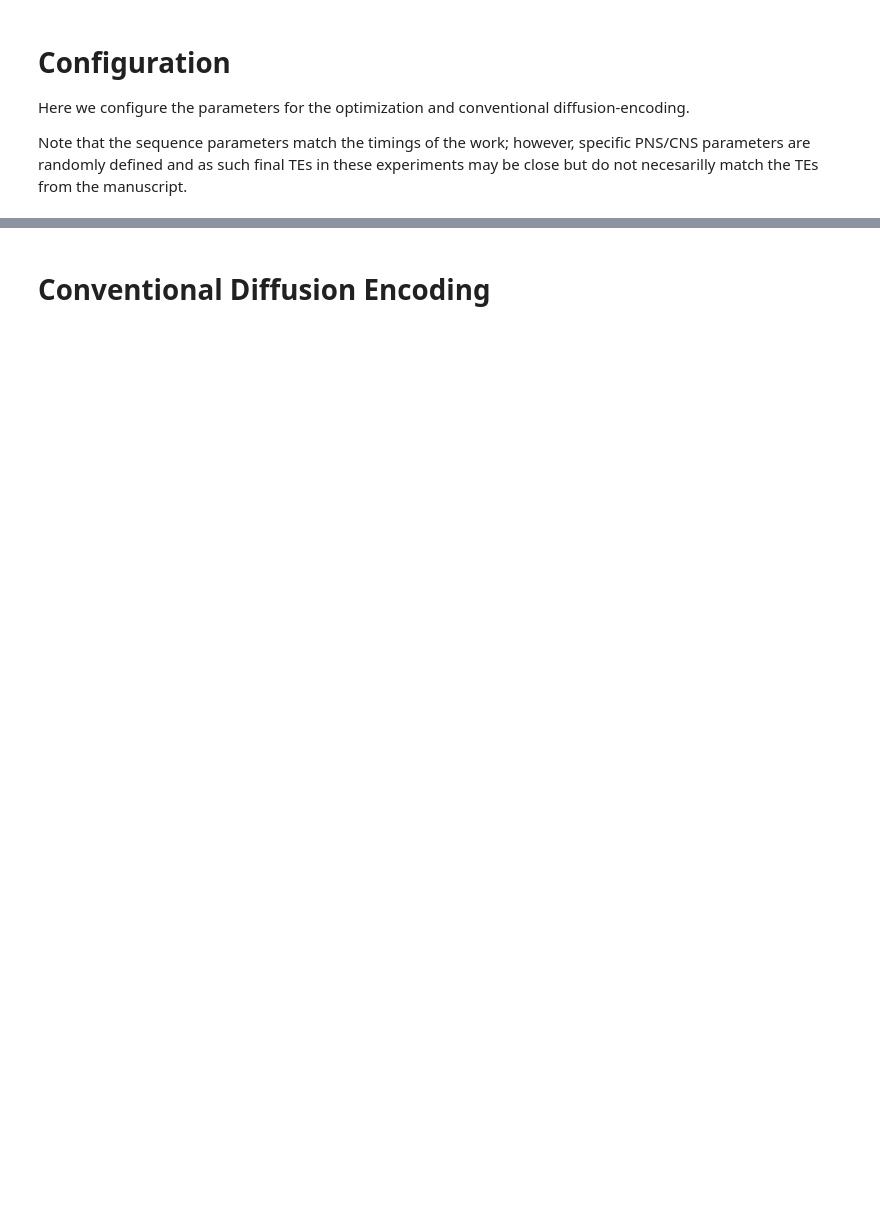
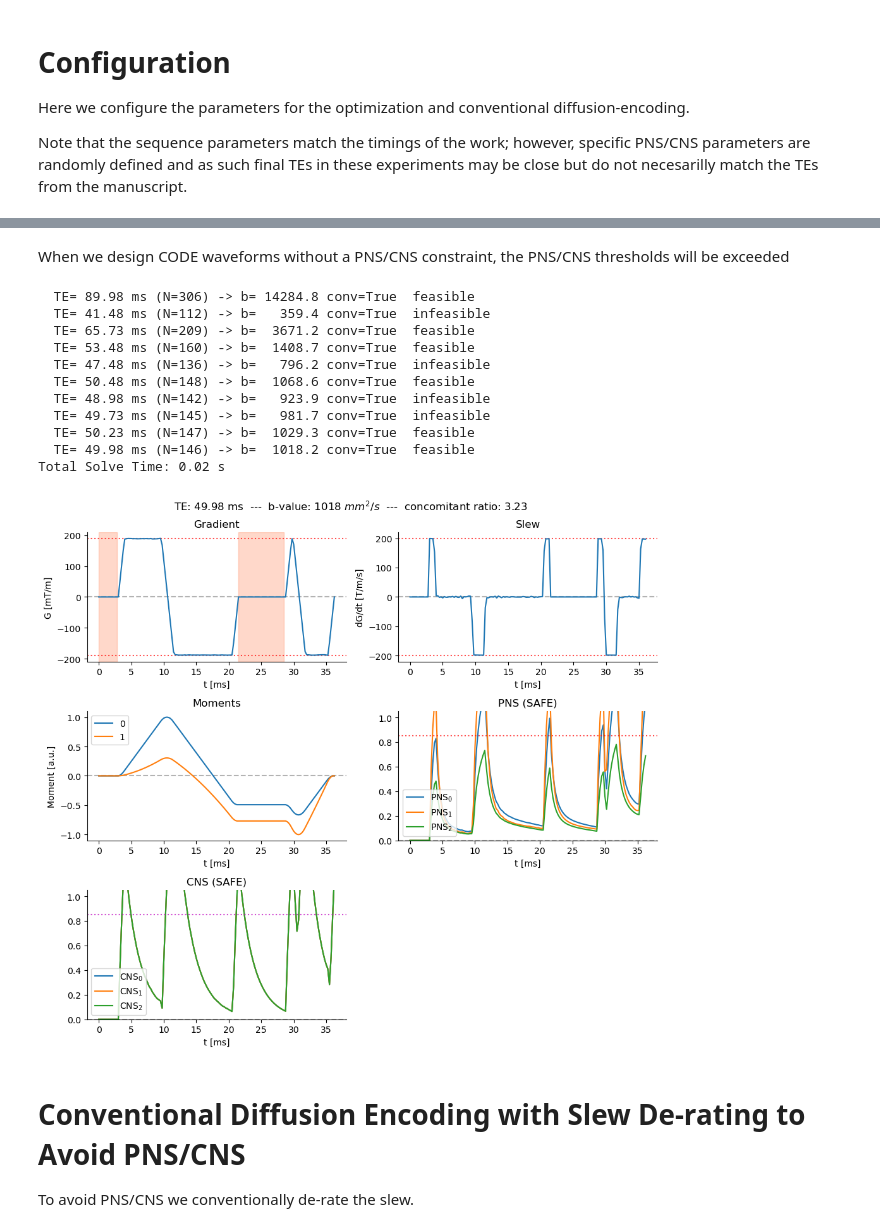
Before and after one commit to ahannum/stim_code, a Jupyter notebook: Examples/demo_colab.ipynb, the cells around one changed output, grey strips where cells are left out. Saved outputs shown, nothing was run; the diff lists cells and outputs as text; code cells hidden in the pictures; blank space fills up the shorter version.

```diff
--- a/Examples/demo_colab.ipynb
+++ b/Examples/demo_colab.ipynb
@@ -138,5 +177,55 @@ for key in ['tau1', 'tau2', 'tau3', 'a1', 'a2', 'a3', 'g_scale','stim_limit']:
+# %% [markdown]
+When we design CODE waveforms without a PNS/CNS constraint, the PNS/CNS thresholds will be exceeded
+# %%
+# Inherit base parameters; define some additional limits
+params = {**base_params,
+            'dt': 250e-6,  # Gradient waveform step size [s]
+          'smax': 200,
+          'cns_lim': 0.85,
+          'pns_lim': 0.85, 'pns_params': safe,
+          'cns_params': safe_cardiac,'pns_idx': [0,1,2], 'cns_idx': [0,1,2]}
+
+t0 = time.perf_counter()  # initialize timing optimization
+
+# Use GrOpt's native minimum-TE search and dictionary result.
+cfg = DiffParams(
+    TE=90e-3,
+    **{key: params[key] for key in
+       ('T_90', 'T_180', 'T_readout', 'dt', 'gmax', 'smax', 'MMT', 'bvalue')})
+
+
+search = te_search(cfg, target_b=params['bvalue'] / 0.999,
+                   te_hi=cfg.TE, te_tol=cfg.dt, max_expand=0,
+                   recipe='default', verbose=True)
+TE, result = search['TE'], search['result']
+
+elapsed_time = time.perf_counter() - t0
+print(f"Total Solve Time: {elapsed_time:.2f} s")
+
+if result is None:
+    print("No solution found within the specified limits.")
+else:
+    checked = verify(result, search['cfg'], raster_dt=10e-6)
+    if not result['converged'] or not checked['feasible']:
+        raise RuntimeError(f"GrOpt minimum-TE result failed verification: {checked}")
+    # Plot some results
+    fig = plot_diff(result['X'], result['dt'], TE = TE, params = params, plot_pns=True, plot_cns=True, pns_params = safe,cns_params = safe_cardiac)
+# %% [output]
+  TE= 89.98 ms (N=306) -> b= 14284.8 conv=True  feasible
+  TE= 41.48 ms (N=112) -> b=   359.4 conv=True  infeasible
+  TE= 65.73 ms (N=209) -> b=  3671.2 conv=True  feasible
+  TE= 53.48 ms (N=160) -> b=  1408.7 conv=True  feasible
+  TE= 47.48 ms (N=136) -> b=   796.2 conv=True  infeasible
+  TE= 50.48 ms (N=148) -> b=  1068.6 conv=True  feasible
+  TE= 48.98 ms (N=142) -> b=   923.9 conv=True  infeasible
+  TE= 49.73 ms (N=145) -> b=   981.7 conv=True  infeasible
+  TE= 50.23 ms (N=147) -> b=  1029.3 conv=True  feasible
+  TE= 49.98 ms (N=146) -> b=  1018.2 conv=True  feasible
+Total Solve Time: 0.02 s
+[figure, added]
 # %% [markdown]
-# Conventional Diffusion Encoding
+# Conventional Diffusion Encoding with Slew De-rating to Avoid PNS/CNS
+To avoid PNS/CNS we conventionally de-rate the slew.
 # %%
 # Inherit base parameters; define some additional limits
 trap_params = {**base_params,
```
Also changed, not shown: parts of 13 cells of this notebook.
